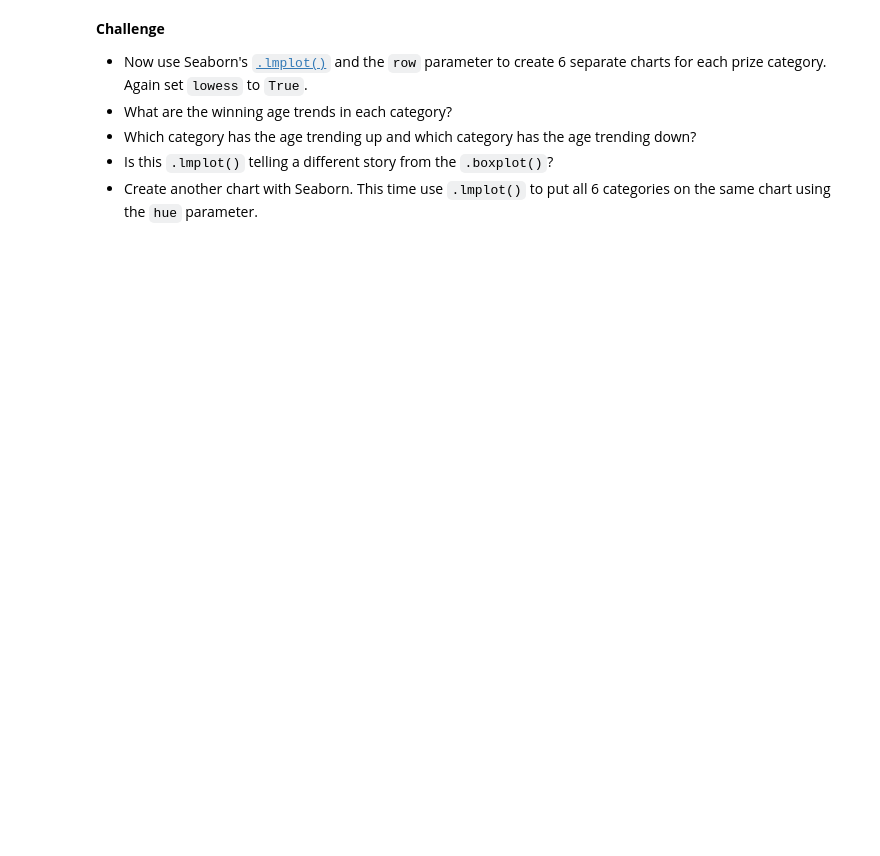
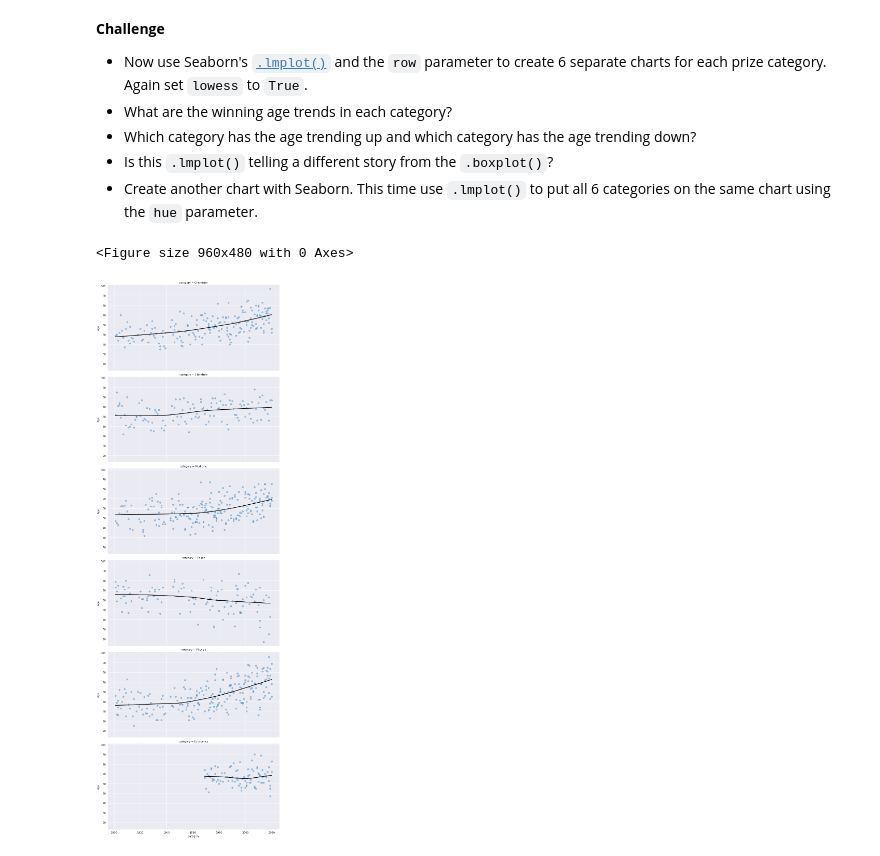
Before and after one commit to conraduouou/experiment-python, a Jupyter notebook: DAY 78 - Nobel Analysis/Nobel_Prize_Analysis_(start).ipynb, the cells around one changed output. Saved outputs shown, nothing was run; the diff lists cells and outputs as text; code cells hidden in the pictures; blank space fills up the shorter version.

```diff
--- a/DAY 78 - Nobel Analysis/Nobel_Prize_Analysis_(start).ipynb
+++ b/DAY 78 - Nobel Analysis/Nobel_Prize_Analysis_(start).ipynb
@@ -630,3 +913,31 @@ How does the age of laureates vary by category?
 * Which category has the age trending up and which category has the age trending down?
 * Is this `.lmplot()` telling a different story from the `.boxplot()`?
 * Create another chart with Seaborn. This time use `.lmplot()` to put all 6 categories on the same chart using the `hue` parameter.
+# %%
+with sns.axes_style('darkgrid'):
+    plt.figure(figsize=(8,4), dpi=120)
+
+    ax = sns.lmplot(
+        data=df_data,
+        x='year',
+        y='winning_age',
+        lowess=True,
+
+        # the next line of code determines if the graph will be drawn on different charts,
+        # hue would set different colors for each category, row and column would draw on
+        # different charts.
+        row='category',
+        scatter_kws={'alpha': 0.4},
+        line_kws={'color': 'black'},
+        aspect=2
+    )
+
+    ax.set(
+        xlabel='Category',
+        ylabel='Age'
+    )
+
+plt.show()
+# %% [output]
+<Figure size 960x480 with 0 Axes>
+[figure, added]
```
Also changed, not shown: parts of 38 cells of this notebook.
